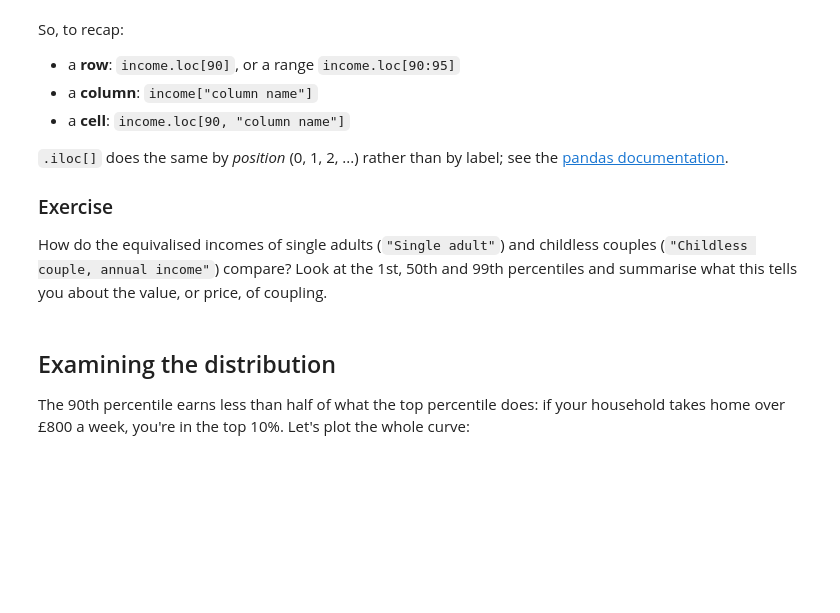
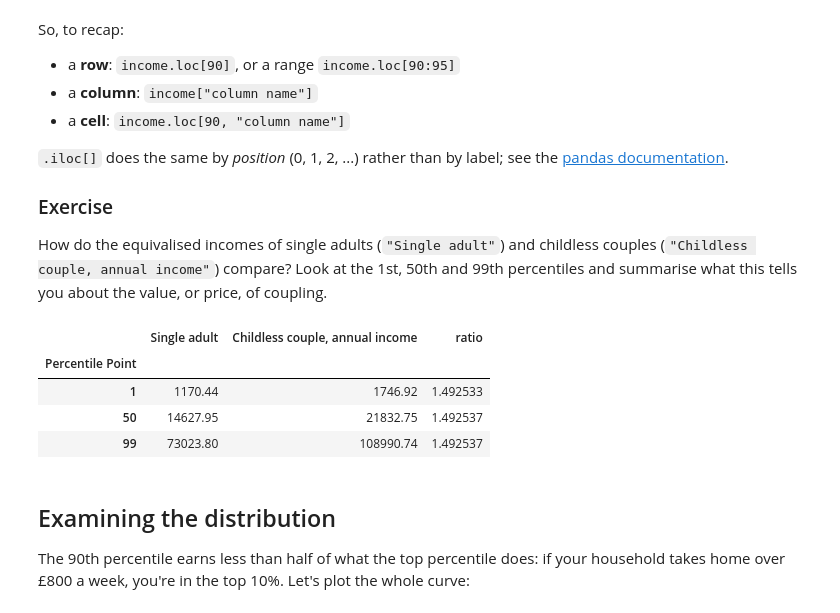
Before and after one commit to 7464986/qm2, a Jupyter notebook: notebooks/W02. Pandas.ipynb, the cells around one changed output. Saved outputs shown, nothing was run; the diff lists cells and outputs as text; code cells hidden in the pictures; blank space fills up the shorter version.

```diff
--- a/notebooks/W02. Pandas.ipynb
+++ b/notebooks/W02. Pandas.ipynb
@@ -126,6 +129,16 @@ So, to recap:
 How do the equivalised incomes of single adults (`"Single adult"`) and childless couples (`"Childless couple, annual income"`) compare? Look at the 1st, 50th and 99th percentiles and summarise what this tells you about the value, or price, of coupling.
 # %%
 # your code here
+pair = income.loc[[1, 50, 99], ["Single adult", "Childless couple, annual income"]]
+pair = pair.replace(",", "", regex=True).astype(float)   # values are text like "14,627.95"
+pair["ratio"] = pair["Childless couple, annual income"] / pair["Single adult"]
+pair
+# %% [output]
+|  | Single adult | Childless couple, annual income | ratio |
+| Percentile Point |  |  |  |
+| 1 | 1170.44 | 1746.92 | 1.492533 |
+| 50 | 14627.95 | 21832.75 | 1.492537 |
+| 99 | 73023.80 | 108990.74 | 1.492537 |
 # %% [markdown]
 ## Examining the distribution
 
```
Also changed, not shown: parts of 9 cells of this notebook.
